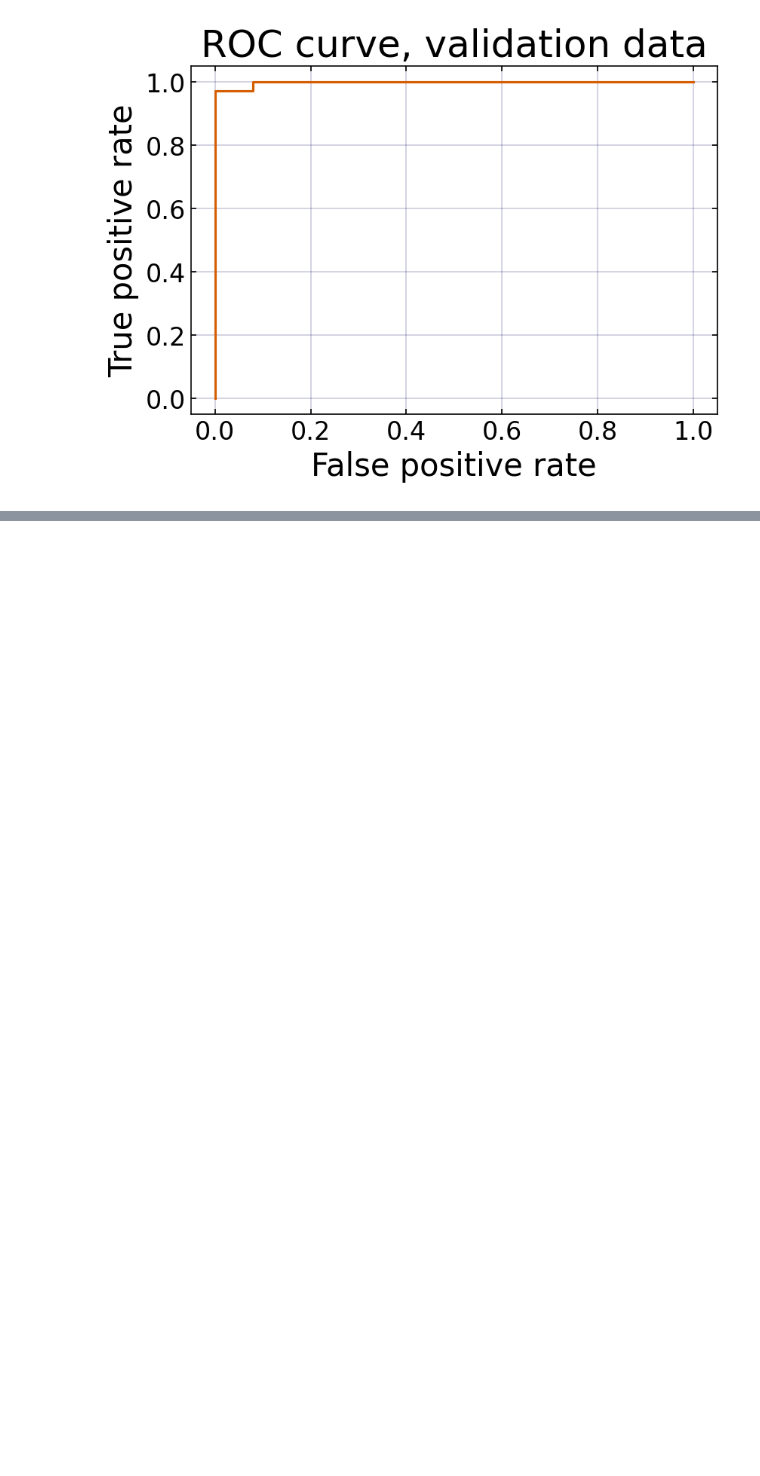
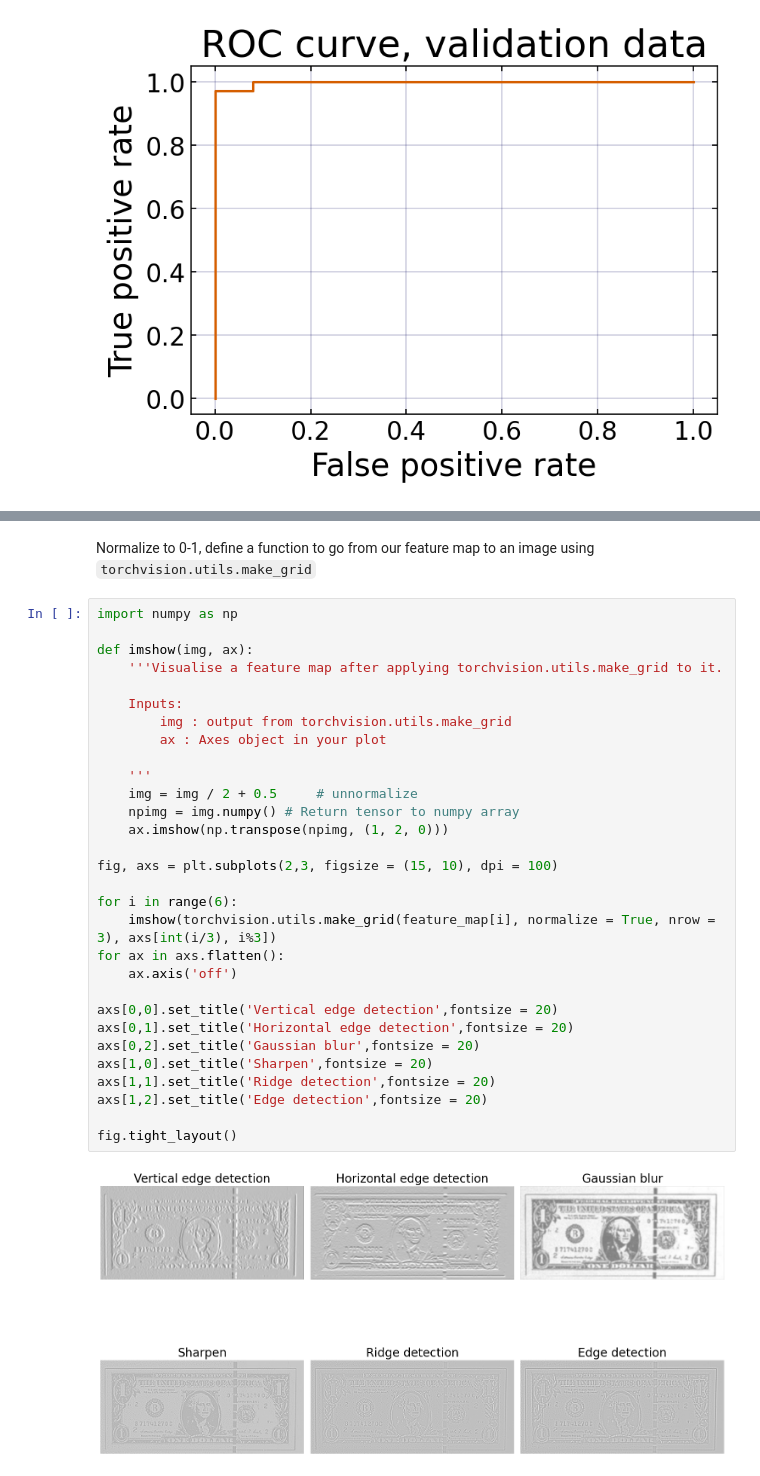
Before and after one commit to Cissi07/DSML-Prep, a Jupyter notebook: DSML_code_shared.ipynb, the cells around one changed output, grey strips where cells are left out. Saved outputs shown, nothing was run; the diff lists cells and outputs as text; blank space fills up the shorter version.

```diff
--- a/DSML_code_shared.ipynb
+++ b/DSML_code_shared.ipynb
@@ -1866,0 +1969,34 @@ ROC score = 0.998
+# %% [markdown]
+Normalize to 0-1, define a function to go from our feature map to an image using `torchvision.utils.make_grid`
+# %%
+import numpy as np
+
+def imshow(img, ax):
+    '''Visualise a feature map after applying torchvision.utils.make_grid to it.
+
+    Inputs:
+        img : output from torchvision.utils.make_grid
+        ax : Axes object in your plot
+
+    '''
+    img = img / 2 + 0.5     # unnormalize
+    npimg = img.numpy() # Return tensor to numpy array
+    ax.imshow(np.transpose(npimg, (1, 2, 0)))
+
+fig, axs = plt.subplots(2,3, figsize = (15, 10), dpi = 100)
+
+for i in range(6):
+    imshow(torchvision.utils.make_grid(feature_map[i], normalize = True, nrow = 3), axs[int(i/3), i%3])
+for ax in axs.flatten():
+    ax.axis('off')
+
+axs[0,0].set_title('Vertical edge detection',fontsize = 20)
+axs[0,1].set_title('Horizontal edge detection',fontsize = 20)
+axs[0,2].set_title('Gaussian blur',fontsize = 20)
+axs[1,0].set_title('Sharpen',fontsize = 20)
+axs[1,1].set_title('Ridge detection',fontsize = 20)
+axs[1,2].set_title('Edge detection',fontsize = 20)
+
+fig.tight_layout()
+# %% [output]
+[figure, added]
```
Also changed, not shown: parts of 31 cells of this notebook, 16 other files.
